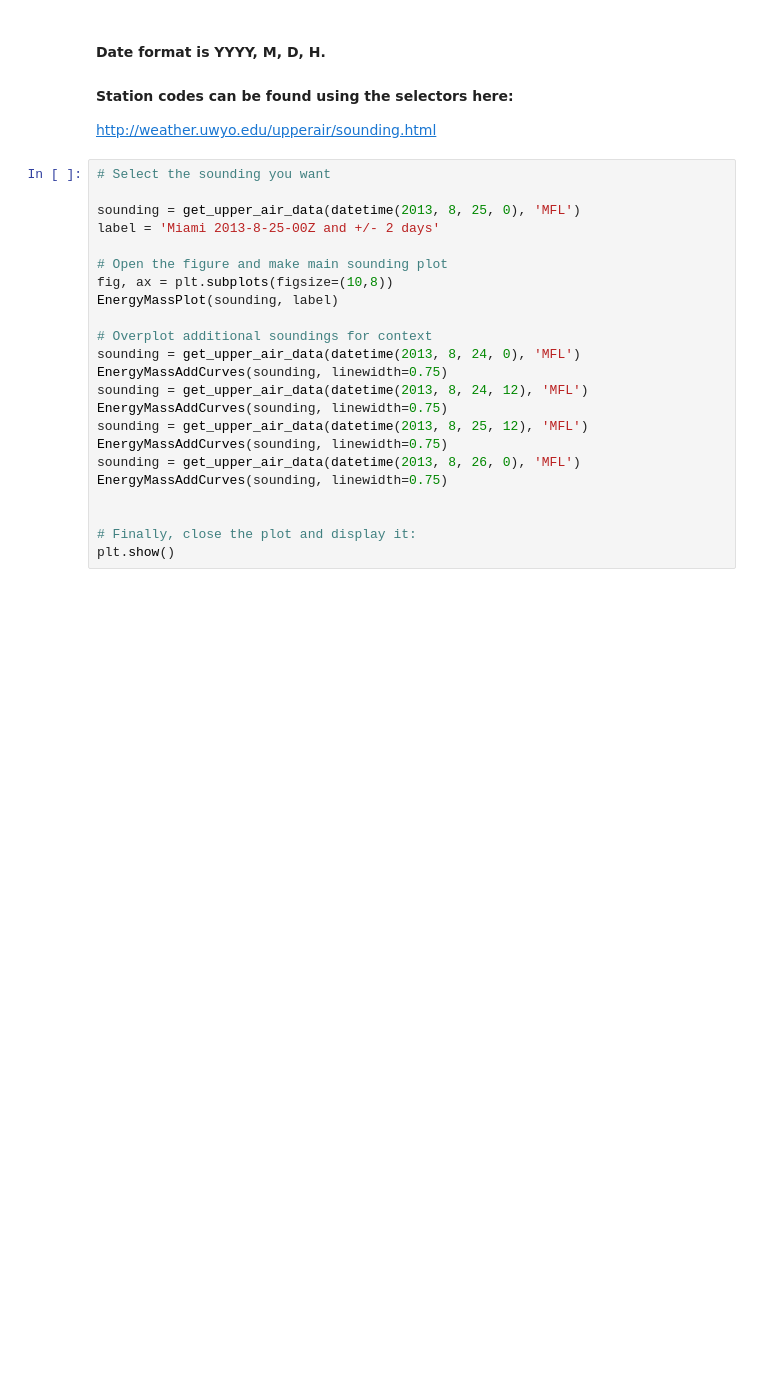
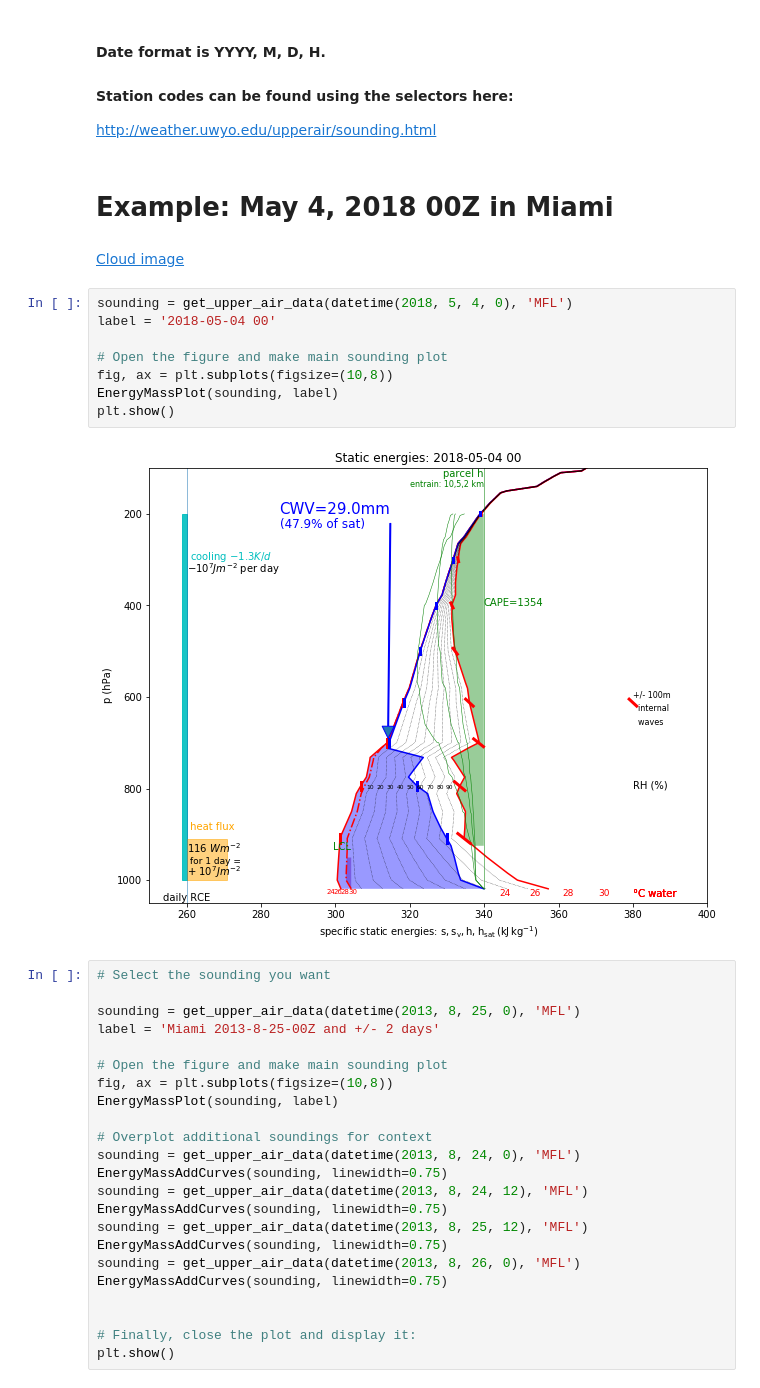
Before and after one commit to ATMOcanes/ATM407, a Jupyter notebook: Energy_Mass_Plot_Wyoming_Hyperlinks.ipynb, the cells around one changed output. Cells and saved outputs as stored; diff of their text form; blank space fills up the shorter version.

Commit message:
sounding with cloud image

```diff
--- a/Energy_Mass_Plot_Wyoming_Hyperlinks.ipynb
+++ b/Energy_Mass_Plot_Wyoming_Hyperlinks.ipynb
@@ -45,6 +45,20 @@ from metpy.io import get_upper_air_data
 #### Date format is YYYY, M, D, H.
 #### Station codes can be found using the selectors here:
 http://weather.uwyo.edu/upperair/sounding.html
+# %% [markdown]
+# Example: May 4, 2018 00Z in Miami
+# %% [markdown]
+[Cloud image](https://github.com/ATMOcanes/ATM407/blob/master/images/2018-05-04-00Z-cloudpic-RSMAS.jpg)
+# %%
+sounding = get_upper_air_data(datetime(2018, 5, 4, 0), 'MFL')
+label = '2018-05-04 00'
+
+# Open the figure and make main sounding plot
+fig, ax = plt.subplots(figsize=(10,8))
+EnergyMassPlot(sounding, label)
+plt.show()
+# %% [output]
+[figure, added]
 # %%
 # Select the sounding you want
 
```
